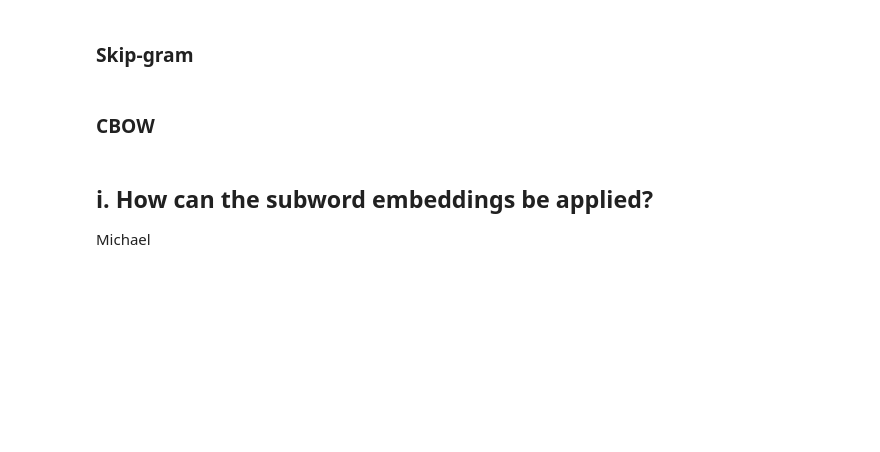
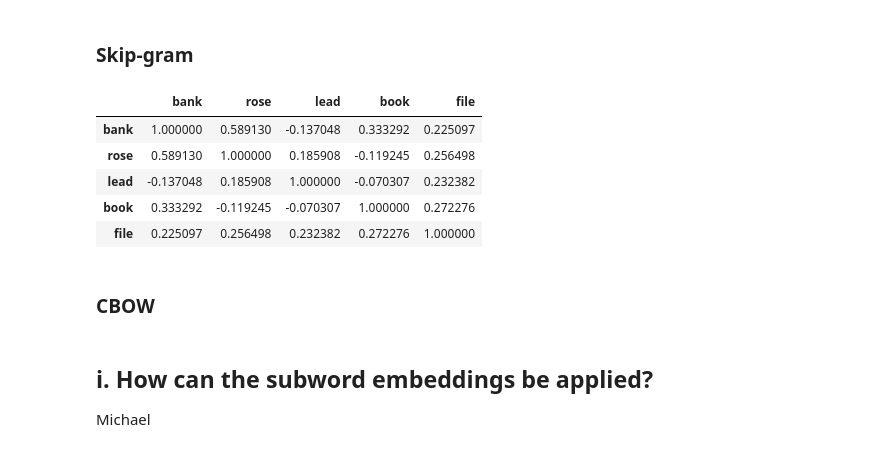
Before and after one commit to vodkolav/DSlab1, a Jupyter notebook: NLP/Assignment2.ipynb, the cells around one changed output. Cells and saved outputs as stored; diff of their text form; code cells hidden in the pictures; blank space fills up the shorter version.

Commit message:
Performed the skip-gram part of the cosine similarity exercise

```diff
--- a/NLP/Assignment2.ipynb
+++ b/NLP/Assignment2.ipynb
@@ -279,5 +279,37 @@ In terms of cosine similarity between the following words:
 # %% [markdown]
 ### Skip-gram
+# %%
+import pandas as pd
+from scipy.spatial.distance import cosine
+
+selected_words = ['bank', 'rose', 'lead', 'book', 'file']  # Words to calculate cosine similarity for
+
+# Initialize an empty DataFrame to store cosine similarities
+cosine_similarity_df = pd.DataFrame(index=selected_words, columns=selected_words)
+
+# Calculate cosine similarity for selected word pairs
+for word1 in selected_words:
+    for word2 in selected_words:
+        if word1 != word2:
+            # Calculate cosine similarity (1 - cosine distance)
+            similarity = 1 - cosine(embedding_dict_skipgram[word1], embedding_dict_skipgram[word2])
+            cosine_similarity_df.at[word1, word2] = similarity
+        else:
+            # Similarity with itself is 1
+            cosine_similarity_df.at[word1, word2] = 1.0
+
+# Convert to float type (optional)
+cosine_similarity_df = cosine_similarity_df.astype(float)
+
+# Display the resulting DataFrame
+cosine_similarity_df
+# %% [output]
+|  | bank | rose | lead | book | file |
+| bank | 1.000000 | 0.589130 | -0.137048 | 0.333292 | 0.225097 |
+| rose | 0.589130 | 1.000000 | 0.185908 | -0.119245 | 0.256498 |
+| lead | -0.137048 | 0.185908 | 1.000000 | -0.070307 | 0.232382 |
+| book | 0.333292 | -0.119245 | -0.070307 | 1.000000 | 0.272276 |
+| file | 0.225097 | 0.256498 | 0.232382 | 0.272276 | 1.000000 |
 # %% [markdown]
 ### CBOW
 # %% [markdown]
```
Also changed, not shown: parts of 2 cells of this notebook.
